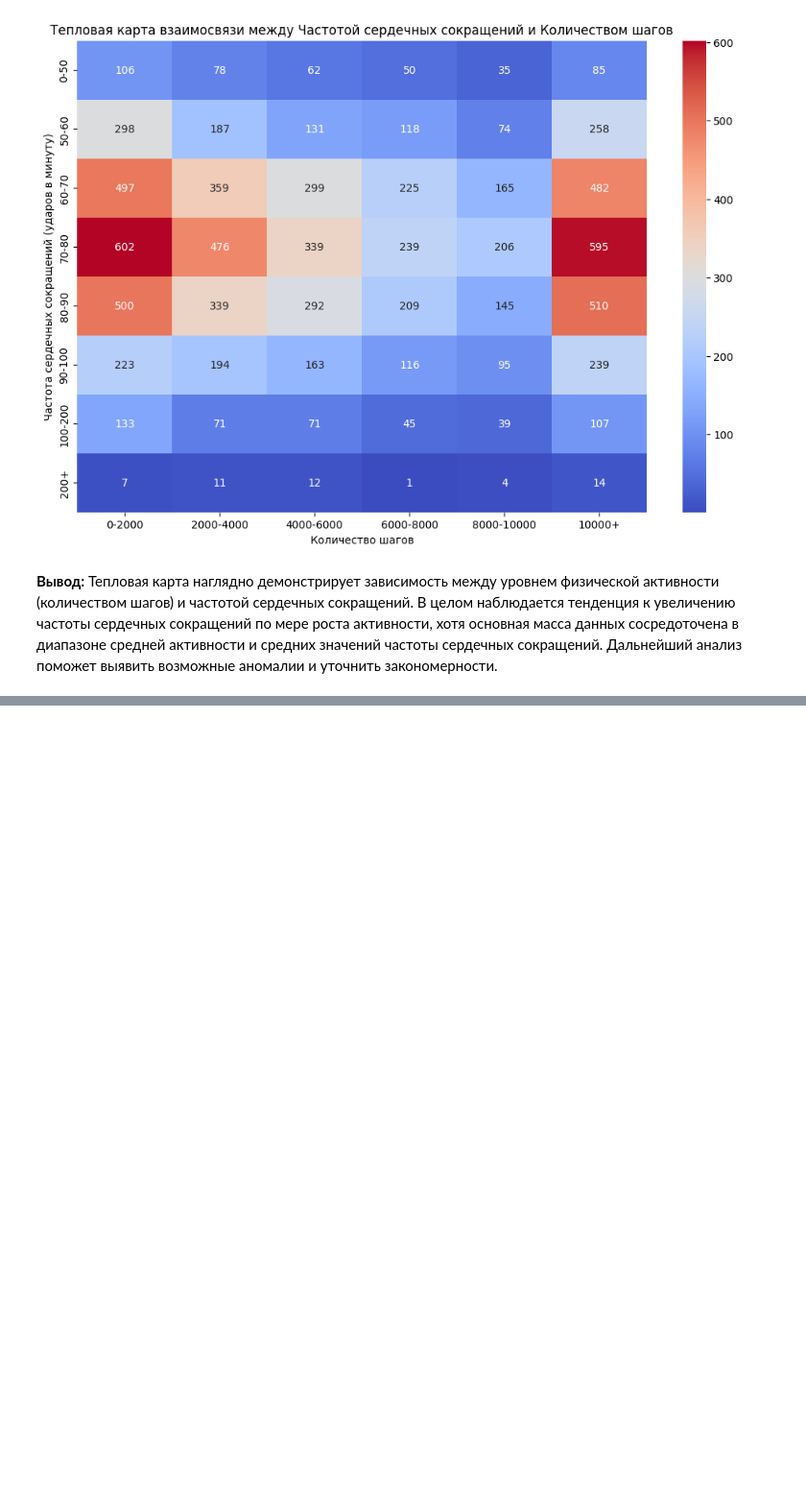
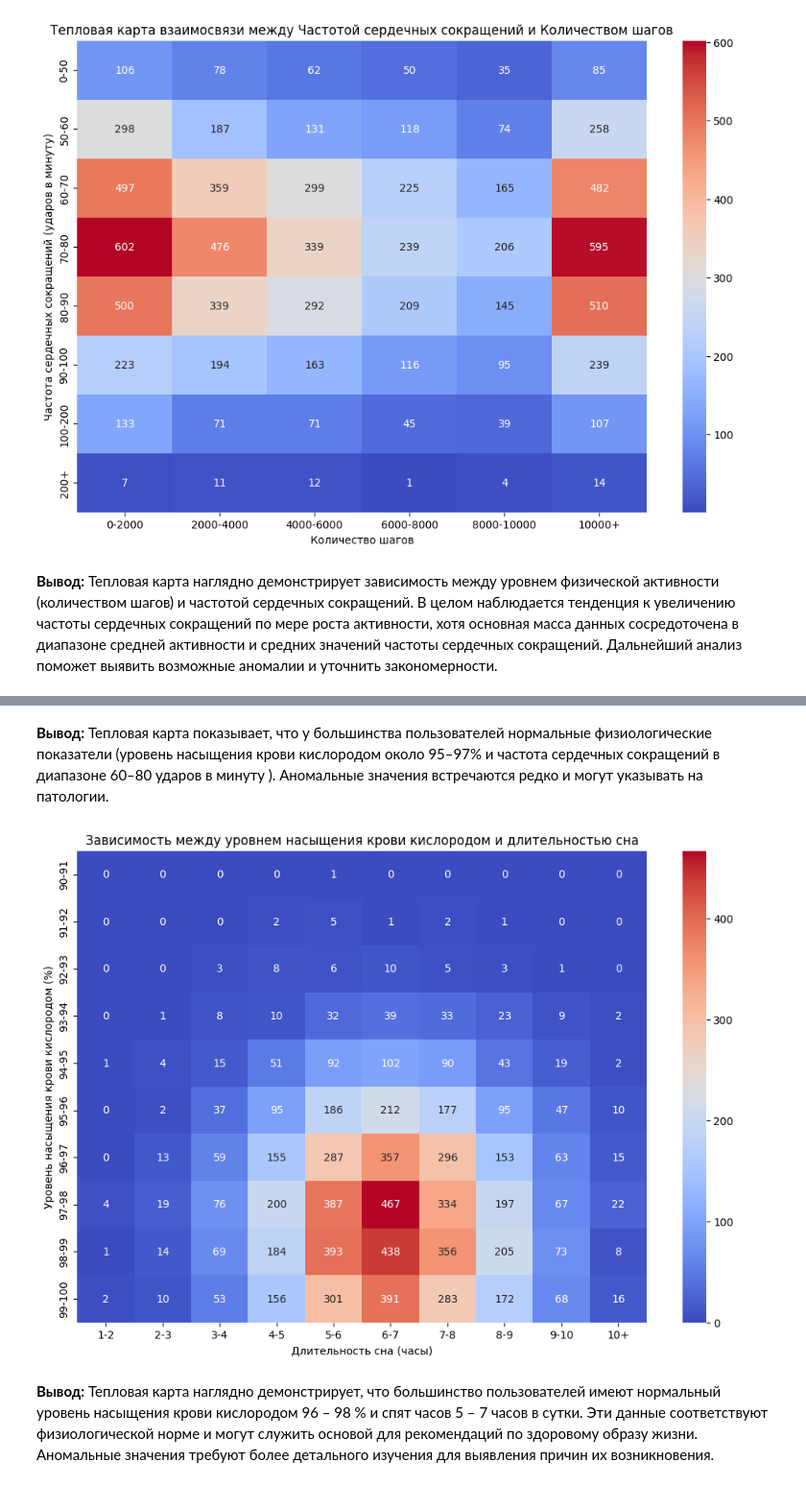
Before and after one commit to AndryushkaKolesnikov/SmartHealth-Watch-Analytics, a Jupyter notebook: smartwatch.ipynb, the cells around one changed output, grey strips where cells are left out. Shown: that part at 96% size. Saved outputs shown, nothing was run; the diff lists cells and outputs as text; code cells hidden in the pictures; blank space fills up the shorter version.

```diff
--- a/smartwatch.ipynb
+++ b/smartwatch.ipynb
@@ -197,0 +241,23 @@ plt.show()   # отображает тепловую карту
+# %% [markdown]
+**Вывод:** Тепловая карта показывает, что у большинства пользователей нормальные физиологические показатели (уровень насыщения крови кислородом около 95–97% и частота сердечных сокращений в диапазоне 60–80 ударов в минуту ). Аномальные значения встречаются редко и могут указывать на патологии.
+# %%
+# Создание сводной таблицы
+pivot_table = pd.pivot_table(
+    df_copy,
+    index="Blood Oxygen Level (%)",  # индекс сводной таблицы
+    columns="Sleep Duration (hours)",    # столбец сводной таблицы
+    aggfunc="size",     # подсчитывает количество записей для каждой комбинации
+    fill_value=0,      # заполнитель пропущенных значений
+    observed='True'    # рассматриваются только реальные категории
+)
+# Построение тепловой карты
+plt.figure(figsize=(12, 8))     # задаёт размер графика в дюймах
+sns.heatmap(pivot_table, annot=True, fmt="d", cmap="coolwarm", cbar=True)   # строит тепловую карту
+plt.title("Зависимость между уровнем насыщения крови кислородом и длительностью сна")    # задает заголовок
+plt.xlabel("Длительность сна (часы)")     # добавляет подпись к оси x
+plt.ylabel("Уровень насыщения крови кислородом (%)")    # добавляет подпись к оси y
+plt.show()   # отображает тепловую карту
+# %% [output]
+[figure, added]
+# %% [markdown]
+**Вывод:** Тепловая карта наглядно демонстрирует, что большинство пользователей имеют нормальный уровень насыщения крови кислородом 96 – 98 % и спят часов 5 – 7 часов в сутки. Эти данные соответствуют физиологической норме и могут служить основой для рекомендаций по здоровому образу жизни. Аномальные значения требуют более детального изучения для выявления причин их возникновения.
```
Also changed, not shown: parts of 5 cells of this notebook.
